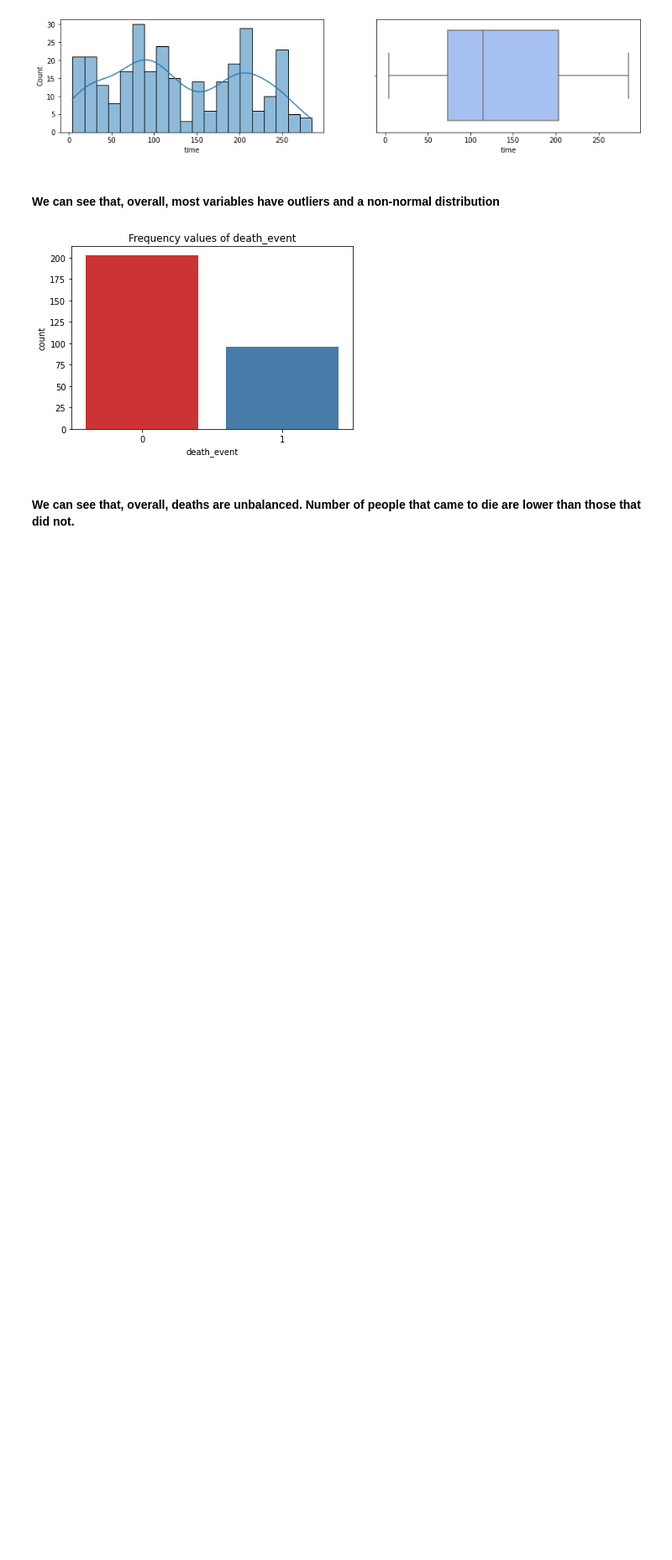
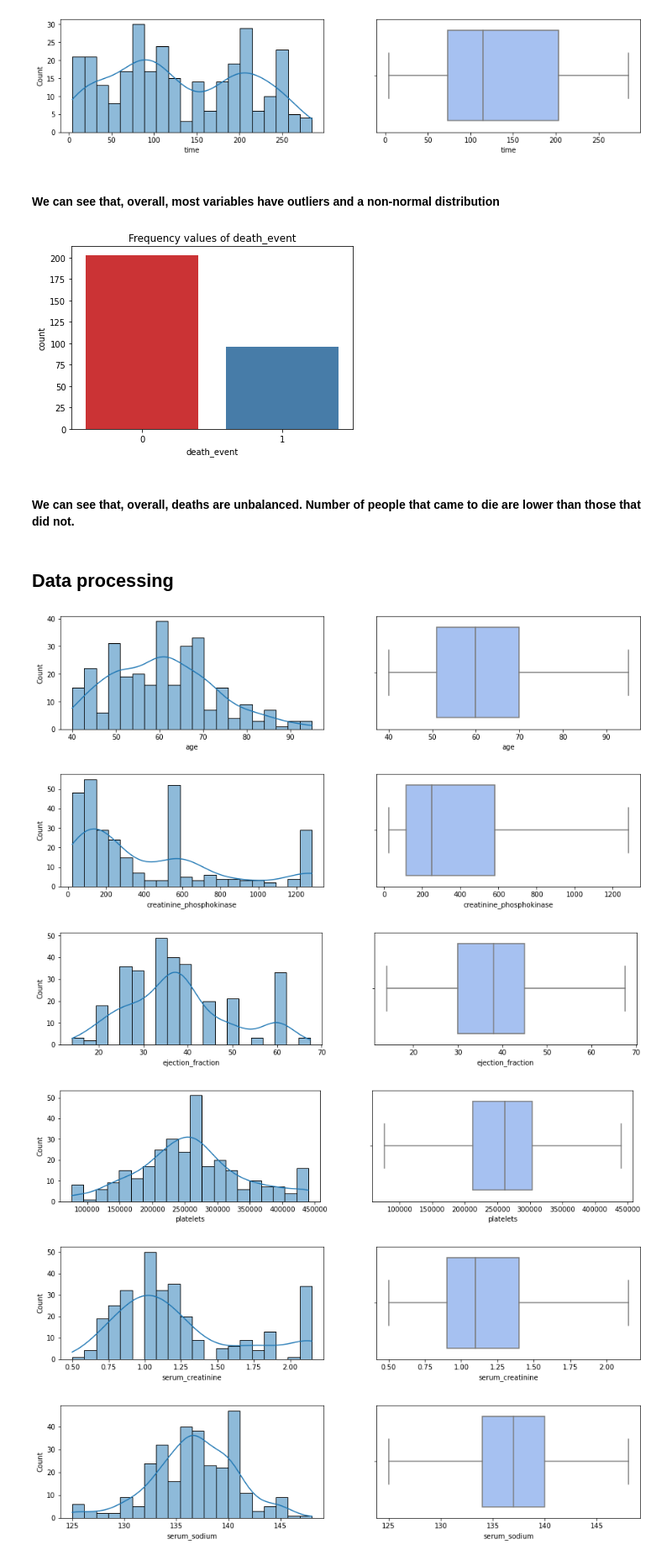
Before and after one commit to Brunocarneirom/Trabalho-final-Deep-Learning, a Jupyter notebook: script.ipynb, the cells around one changed output. Shown: that part at 84% size. Saved outputs shown, nothing was run; the diff lists cells and outputs as text; code cells hidden in the pictures; blank space fills up the shorter version.

```diff
--- a/script.ipynb
+++ b/script.ipynb
@@ -216,3 +216,35 @@ plt.show()
 [figure]
 # %% [markdown]
 #### We can see that, overall, deaths are unbalanced. Number of people that came to die are lower than those that did not.
+# %% [markdown]
+## Data processing
+# %%
+## Lets first handle with outliers.
+
+data = df
+# %%
+features_with_outliers = ['creatinine_phosphokinase','ejection_fraction','platelets','serum_creatinine','serum_sodium']
+for feature in features_with_outliers:
+    q1 = data[feature].quantile(0.25)
+    q3 = data[feature].quantile(0.75)
+    IQR = q3-q1
+    lower_limit = q1 - (IQR*1.5)
+    upper_limit = q3 + (IQR*1.5)
+    data.loc[data[feature]<lower_limit,feature] = lower_limit
+    data.loc[data[feature]>upper_limit,feature] = upper_limit
+# %%
+num_col = ["age","creatinine_phosphokinase","ejection_fraction","platelets","serum_creatinine","serum_sodium", "time"]
+
+for i in num_col:
+
+    fig, axs = plt.subplots(1,2,figsize=(15, 3))
+
+    sns.histplot(data[i],bins=20, kde=True,ax=axs[0]);
+    sns.boxplot(data[i], ax = axs[1], color='#99befd', fliersize=1);
+# %% [output]
+[figure, added]
+[figure, added]
+[figure, added]
+[figure, added]
+[figure, added]
+[figure, added]
```
Also changed, not shown: parts of 5 cells of this notebook.
